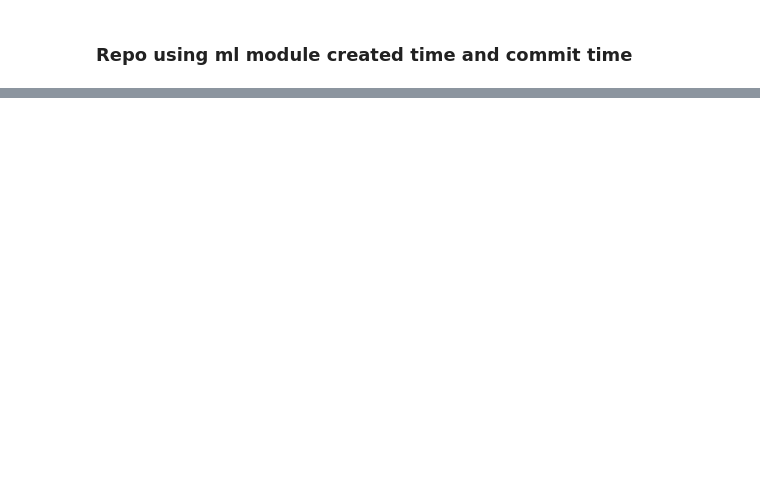
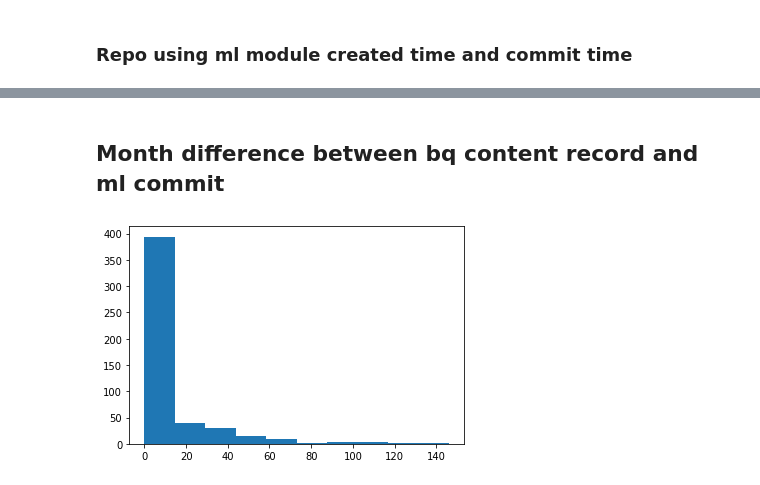
Before and after one commit to elletsai/github_project, a Jupyter notebook: analysis/EDA.ipynb, the cells around one changed output, grey strips where cells are left out. Drawn from its saved outputs; the diff is of its cells as text; code cells hidden in the pictures; blank space fills up the shorter version.

```diff
--- a/analysis/EDA.ipynb
+++ b/analysis/EDA.ipynb
@@ -39,7 +77,7 @@ for ax in axs.flat:
 # %% [markdown]
 ### Repo using ml module created time and commit time
 # %%
-time = pd.read_csv('py_ml_time_dff.csv')
+time = pd.read_csv('time_diff_v3.csv')
 # %%
 def to_datetime(df, col):
     df[col] = pd.to_datetime(df[col])
@@ -85,0 +135,6 @@ time[(time['bq-create_days'] <= time['last-bq_days']) & (time['bq-create_days']
+# %% [markdown]
+## Month difference between bq content record and ml commit
+# %%
+plt.hist(time['bq-ml']);
+# %% [output]
+[figure, added]
```
Also changed, not shown: parts of 21 cells of this notebook, 2 other files.
